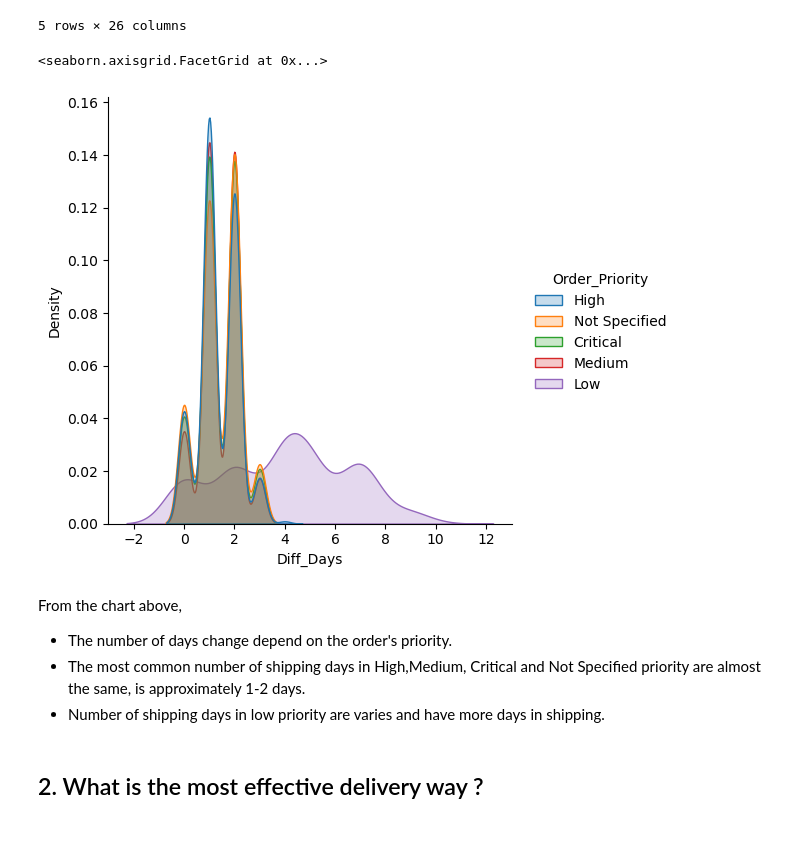
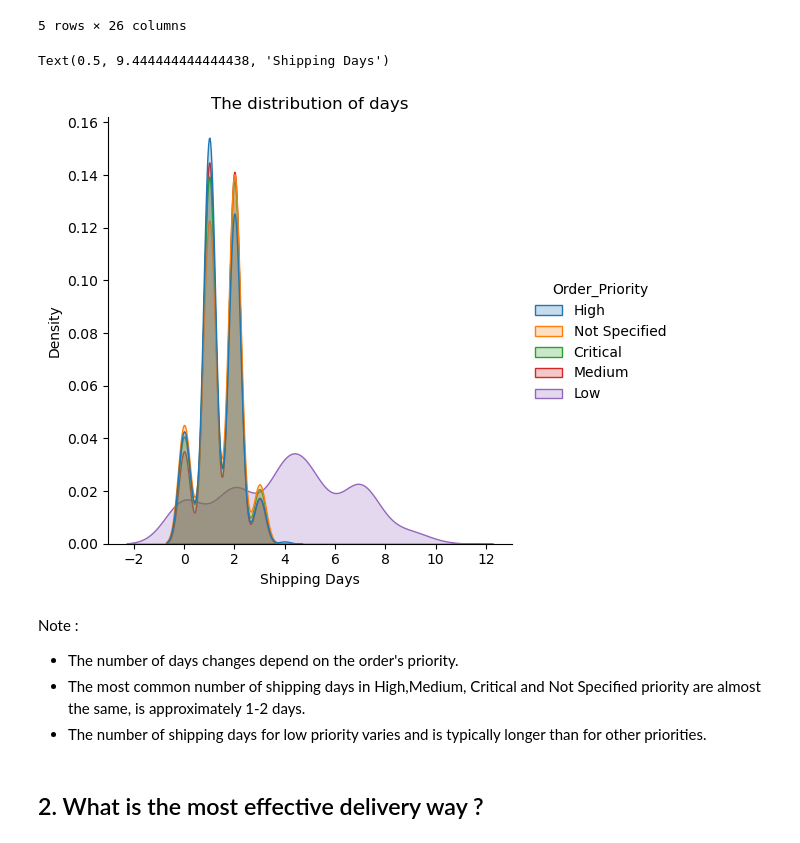
Before and after one commit to pimgcn/analysis-superstore, a Jupyter notebook: Superstore.ipynb, the cells around one changed output. Drawn from its saved outputs; the diff is of its cells as text; code cells hidden in the pictures.

```diff
--- a/Superstore.ipynb
+++ b/Superstore.ipynb
@@ -20,7 +15,7 @@ import geopandas as gpd
 ## Preparing Superstore dataset
 # %%
 # import data (.csv file)
-storedf = pd.read_csv(r'/Users/pims/Desktop/projects/superstore/SuperStoreUS.csv')
+storedf = pd.read_csv(r'/Users/pims/Desktop/projects/superstore/analysis-superstore/SuperStoreUS.csv')
 storedf.head()
 # %% [output]
 |  | Row ID | Order Priority | Discount | Unit Price | Shipping Cost | Customer ID | Customer Name | Ship Mode | ... |
@@ -169,14 +168,16 @@ storedf1.head()
 5 rows × 26 columns
 # %%
 sns.displot(storedf1, x='Diff_Days',hue='Order_Priority' ,kind='kde', fill=True)
+plt.title('The distribution of days')
+plt.xlabel('Shipping Days')
 # %% [output]
-<seaborn.axisgrid.FacetGrid at 0x...>
+Text(0.5, 9.444444444444438, 'Shipping Days')
-[figure, old version]
+[figure, new version]
 # %% [markdown]
-From the chart above,
-- The number of days change depend on the order's priority.
+Note :
+- The number of days changes depend on the order's priority.
 - The most common number of shipping days in High,Medium, Critical and Not Specified priority are almost the same, is approximately 1-2 days.
-- Number of shipping days in low priority are varies and have more days in shipping.
+- The number of shipping days for low priority varies and is typically longer than for other priorities.
 # %% [markdown]
 ## 2. What is the most effective delivery way ?
 # %%
```
Also changed, not shown: parts of 56 cells of this notebook, 1 other file.
